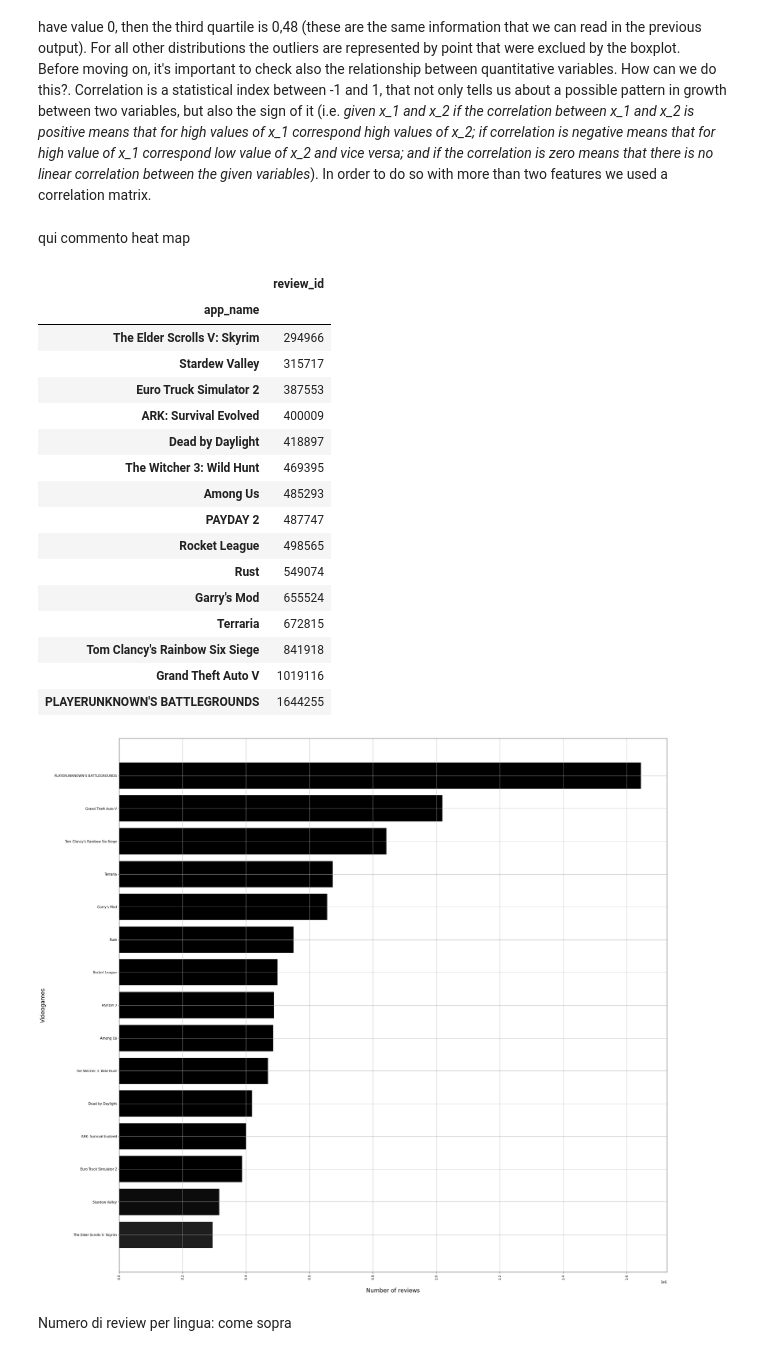
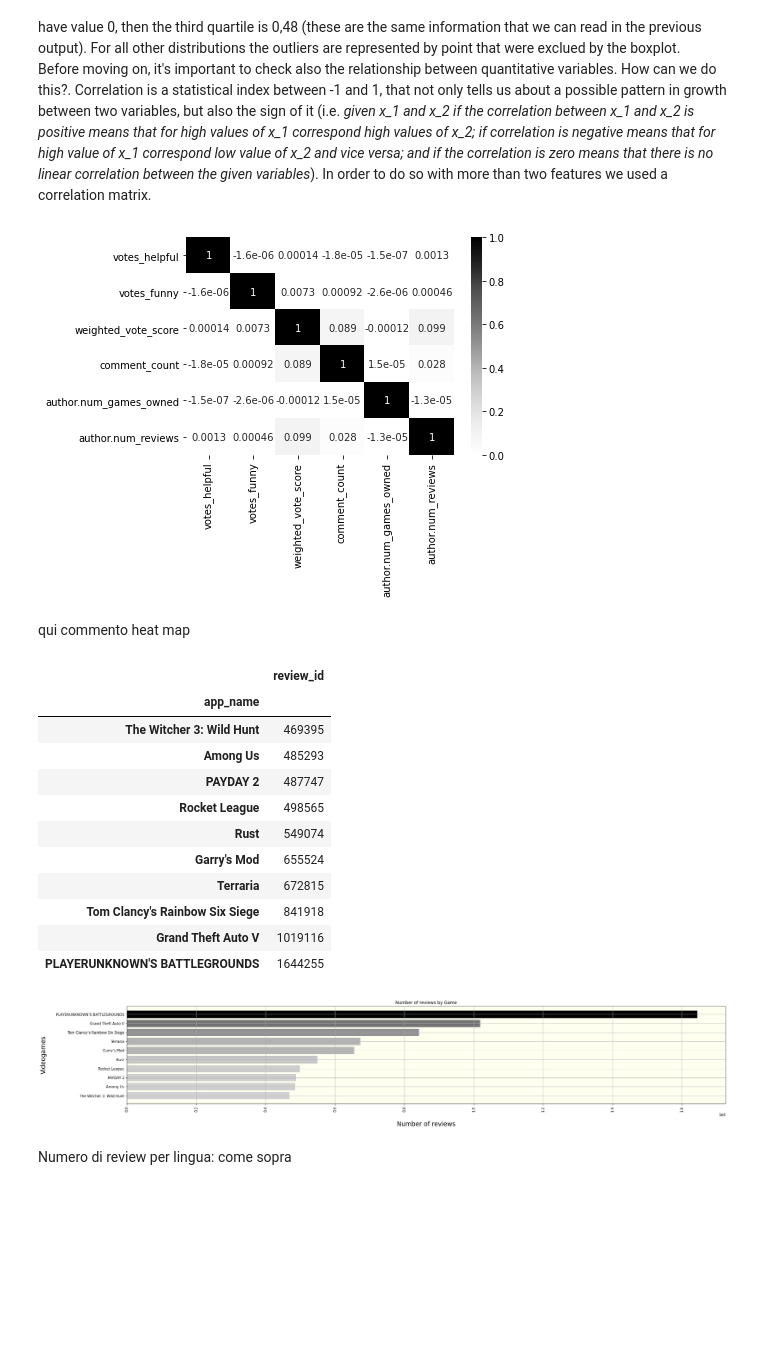
Before and after one commit to Requiem98/ADM-HW2, a Jupyter notebook: main.ipynb, the cells around one changed output. Drawn from its saved outputs; the diff is of its cells as text; code cells hidden in the pictures; blank space fills up the shorter version.

```diff
--- a/main.ipynb
+++ b/main.ipynb
@@ -58,8 +62,7 @@ Before passing over another important aspect to notice is the presence of null v
 # %% [markdown]
 The next step is to study the distribution of quantitative variables. Here we can find some statistical indices that are used to undestand the main characteristics of our variables.
 # %%
-df.pd.set_option('float_format', '{:.2f}'.format)
-steam.iloc[:,[8,9,10,11,16,17,18,19,20]].describe()
+df.statisticalIndexes()
 # %% [output]
 |  | votes_helpful | votes_funny | weighted_vote_score | comment_count | author.num_games_owned | ... |
 | count | 21747371.00 | 21747371.00 | 21747371.00 | 21747371.00 | 21747371.00 | ... |
@@ -83,30 +86,27 @@ This is a grafical representation of the distribution (for NON-timedelta feature
 Before moving on, it's important to check also the relationship between quantitative variables. How can we do this?. Correlation is a statistical index between -1 and 1, that not only tells us about a possible pattern in growth between two variables, but also the sign of it (i.e. *given x_1 and x_2 if the correlation between x_1 and x_2 is positive means that for high values of x_1  correspond high values  of x_2; if correlation is negative means that for high value of x_1 correspond low value of x_2 and vice versa; and if the  correlation is zero means that there is no linear correlation between the given variables*).
 In order to do so with more than two features we used a correlation matrix.
 # %%
-df.sns.heatmap(steam.iloc[:,[8,9,10,11,16,17,18,19,20]].corr(), annot=True, cmap = 'Reds');
+df.sns.heatmap(steam.iloc[:,[8,9,10,11,16,17,18,19,20]].corr(), annot=True, cmap = 'Greys');
+# %% [output]
+[figure, added]
 # %% [markdown]
 qui commento heat map
 # %%
-df.numbersOfReviewsByApplication(15)
+df.numberOfReviewsByApplication(10)
 # %% [output]
 |  | review_id |
 | app_name |  |
-| The Elder Scrolls V: Skyrim | 294966 |
-| Stardew Valley | 315717 |
-| Euro Truck Simulator 2 | 387553 |
-| ARK: Survival Evolved | 400009 |
-| Dead by Daylight | 418897 |
 | The Witcher 3: Wild Hunt | 469395 |
 | Among Us | 485293 |
 | PAYDAY 2 | 487747 |
 | Rocket League | 498565 |
 | Rust | 549074 |
 | Garry's Mod | 655524 |
 | Terraria | 672815 |
 | Tom Clancy's Rainbow Six Siege | 841918 |
 | Grand Theft Auto V | 1019116 |
 | PLAYERUNKNOWN'S BATTLEGROUNDS | 1644255 |
-[figure, old version]
+[figure, new version]
 # %% [markdown]
 Numero di review per lingua: come sopra
 # %%
```
Also changed, not shown: parts of 31 cells of this notebook, 2 other files.
